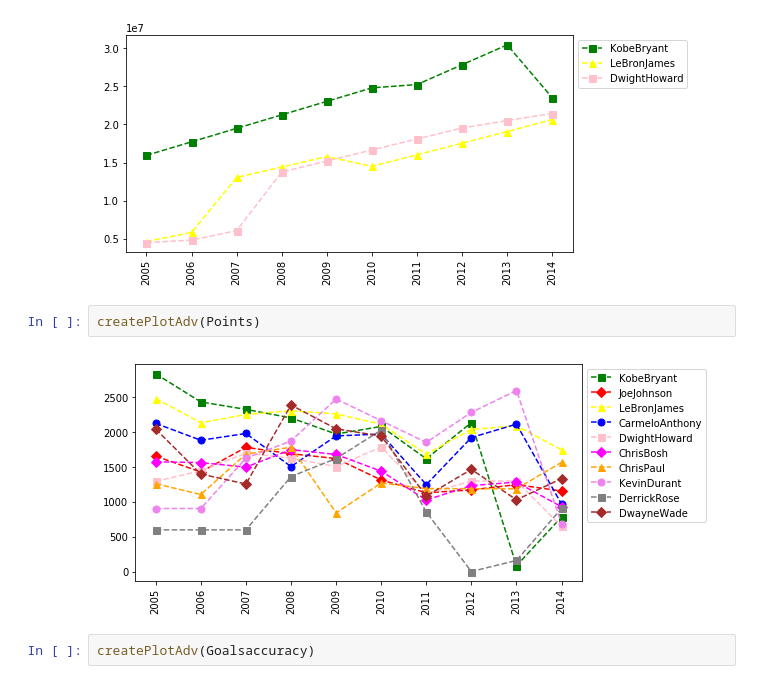
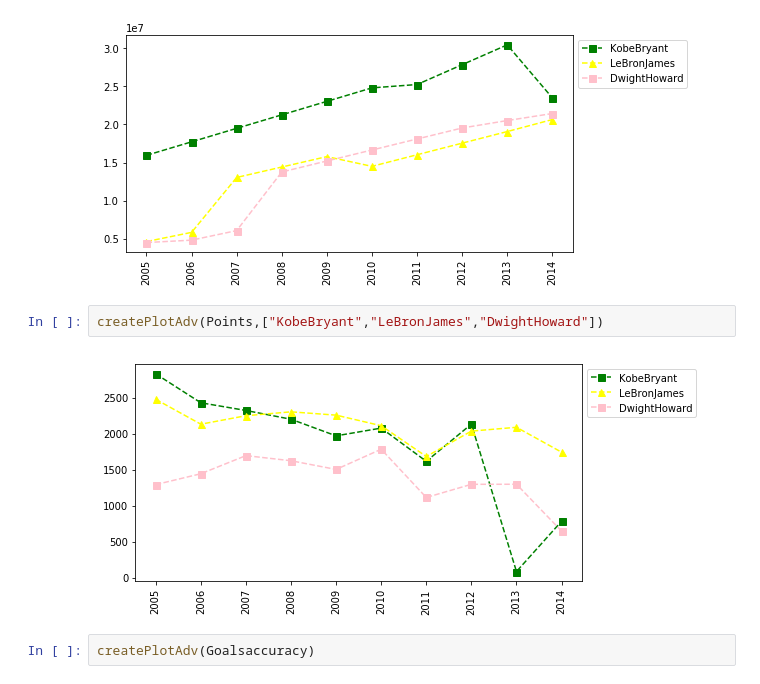
Before and after one commit to achyutpsd/Python, a Jupyter notebook: Python-Matrices & Dictionaries.ipynb, the cells around one changed output. Cells and saved outputs as stored; diff of their text form.

```diff
--- a/Python-Matrices & Dictionaries.ipynb
+++ b/Python-Matrices & Dictionaries.ipynb
@@ -438,9 +438,9 @@ createPlotAdv(Salary,["KobeBryant","LeBronJames","DwightHoward"])
 # %% [output]
 [figure]
 # %%
-createPlotAdv(Points)
+createPlotAdv(Points,["KobeBryant","LeBronJames","DwightHoward"])
 # %% [output]
-[figure, old version]
+[figure, new version]
 # %%
 createPlotAdv(Goalsaccuracy)
 # %% [output]
```
Also changed, not shown: parts of 26 cells of this notebook, 2 other files.
